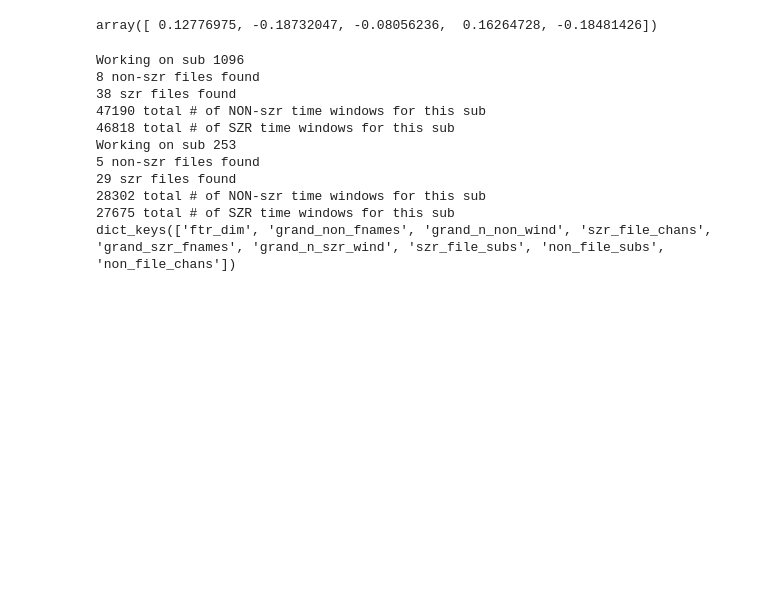
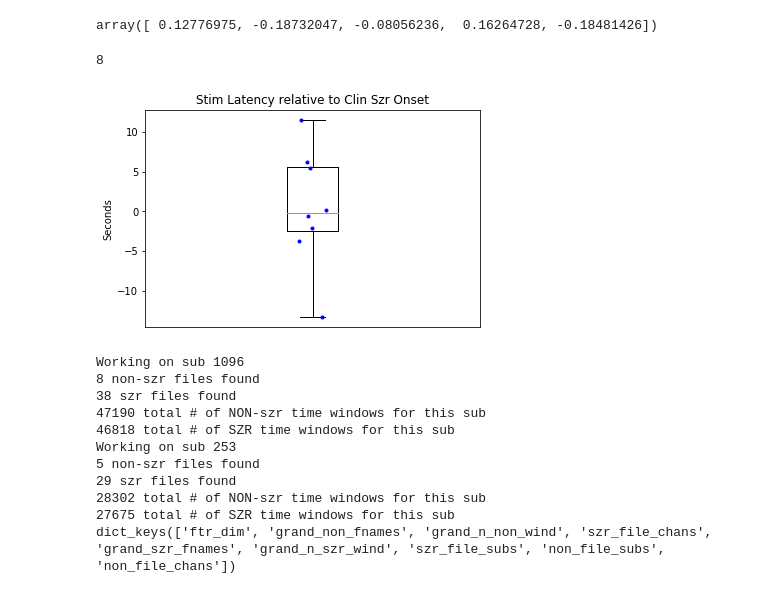
Before and after one commit to dmgroppe/SZR_ANT, a Jupyter notebook: EU_GENERAL/sbox_lap.ipynb, the cells around one changed output. Saved outputs shown, nothing was run; the diff lists cells and outputs as text; code cells hidden in the pictures; blank space fills up the shorter version.

```diff
--- a/EU_GENERAL/sbox_lap.ipynb
+++ b/EU_GENERAL/sbox_lap.ipynb
@@ -14,6 +14,31 @@ imp.reload(eu)
 (np.random.rand(5)-0.5)/2
 # %% [output]
 array([ 0.12776975, -0.18732047, -0.08056236,  0.16264728, -0.18481426])
+# %%
+npz=np.load('temp.npz')
+npz.keys()
+stim_lat=npz['stim_lat']
+clin_bool=npz['clin_bool']
+n_clin_szr=int(npz['n_clin_szr'])
+# %%
+n_clin_szr
+# %% [output]
+8
+# %%
+plt.figure(1)
+plt.clf()
+plt.boxplot(stim_lat[clin_bool])
+plt.plot(np.ones(n_clin_szr)+(np.random.rand(n_clin_szr)-0.5)/9,stim_lat[clin_bool],'b.')
+#plt.plot(np.ones(n_clin_szr),stim_lat[clin_bool],'b.')
+plt.ylabel('Seconds')
+plt.xticks([])
+plt.title('Stim Latency relative to Clin Szr Onset')
+xlim=[.85, 1.15]
+# plt.xlim(xlim)
+# plt.plot(xlim,[0, 0],'k:')
+plt.show()
+# %% [output]
+[figure, added]
 # %%
 train_subs_list=[1096, 253]
 ftr_root='/Users/davidgroppe/PycharmProjects/SZR_ANT/EU_GENERAL/EU_GENERAL_FTRS'
```
Also changed, not shown: 1 other file.
